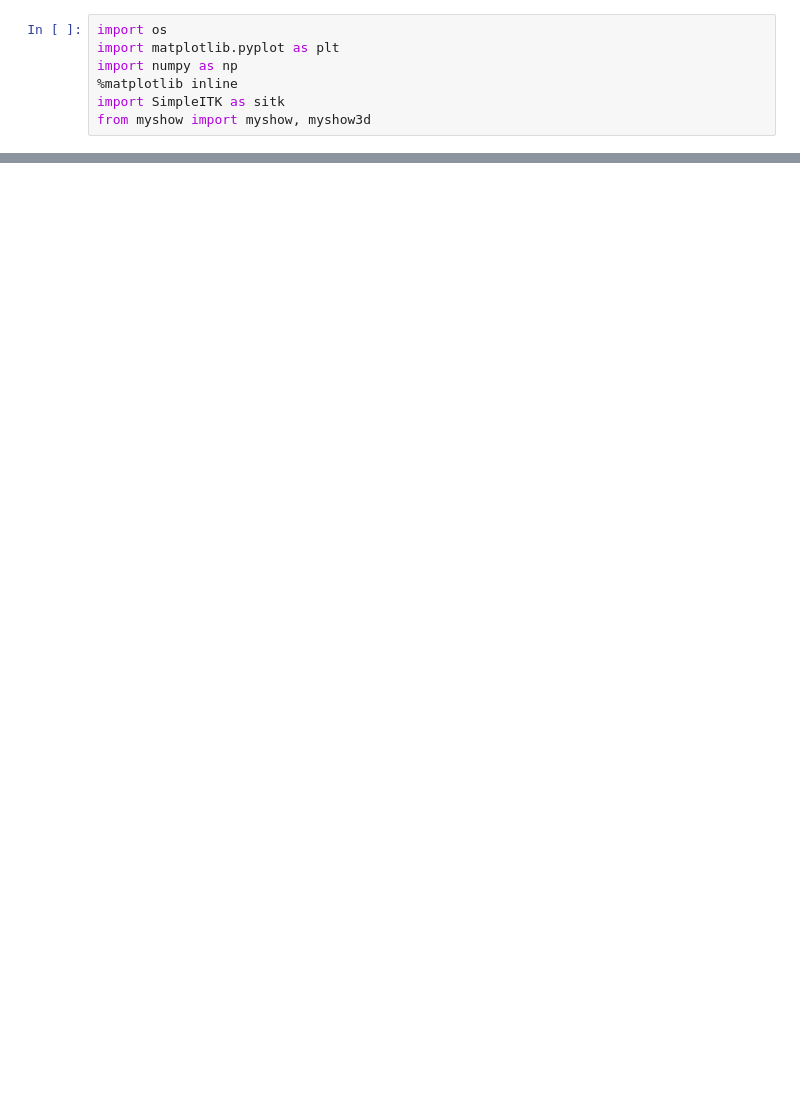
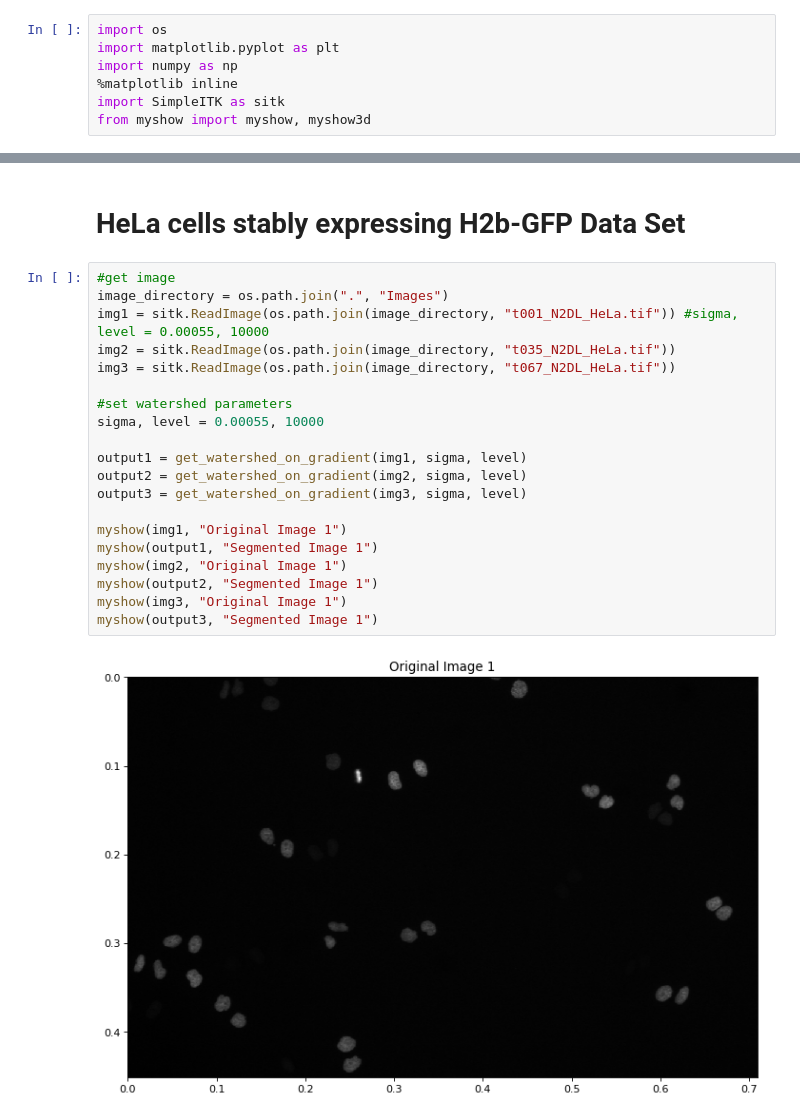
Before and after one commit to adnanrh/bmen509_project_watershed, a Jupyter notebook: Cell Watershed Output.ipynb, the cells around one changed output, grey strips where cells are left out. Drawn from its saved outputs; the diff is of its cells as text; blank space fills up the shorter version.

Commit message:
Adds markdowns and 3 images per data set.

```diff
--- a/Cell Watershed Output.ipynb
+++ b/Cell Watershed Output.ipynb
@@ -54,0 +70,24 @@ myshow(output, "Segmented Image")
+# %% [markdown]
+# HeLa cells stably expressing H2b-GFP Data Set
+# %%
+#get image
+image_directory = os.path.join(".", "Images")
+img1 = sitk.ReadImage(os.path.join(image_directory, "t001_N2DL_HeLa.tif")) #sigma, level = 0.00055, 10000
+img2 = sitk.ReadImage(os.path.join(image_directory, "t035_N2DL_HeLa.tif"))
+img3 = sitk.ReadImage(os.path.join(image_directory, "t067_N2DL_HeLa.tif"))
+
+#set watershed parameters
+sigma, level = 0.00055, 10000
+
+output1 = get_watershed_on_gradient(img1, sigma, level)
+output2 = get_watershed_on_gradient(img2, sigma, level)
+output3 = get_watershed_on_gradient(img3, sigma, level)
+
+myshow(img1, "Original Image 1")
+myshow(output1, "Segmented Image 1")
+myshow(img2, "Original Image 1")
+myshow(output2, "Segmented Image 1")
+myshow(img3, "Original Image 1")
+myshow(output3, "Segmented Image 1")
+# %% [output]
+[figure, added]
```
Also changed, not shown: parts of 8 cells of this notebook, 11 other files.
